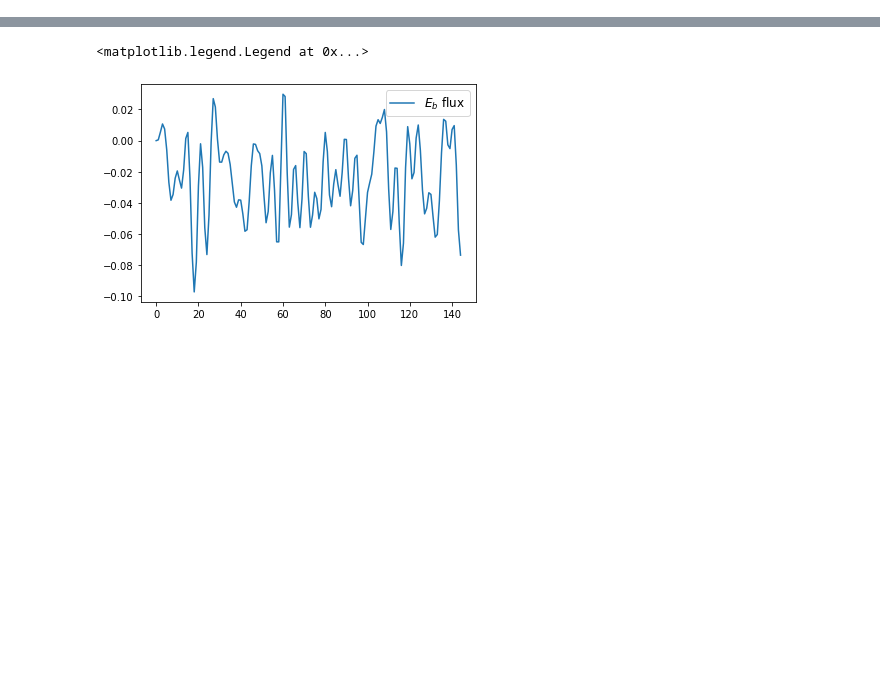
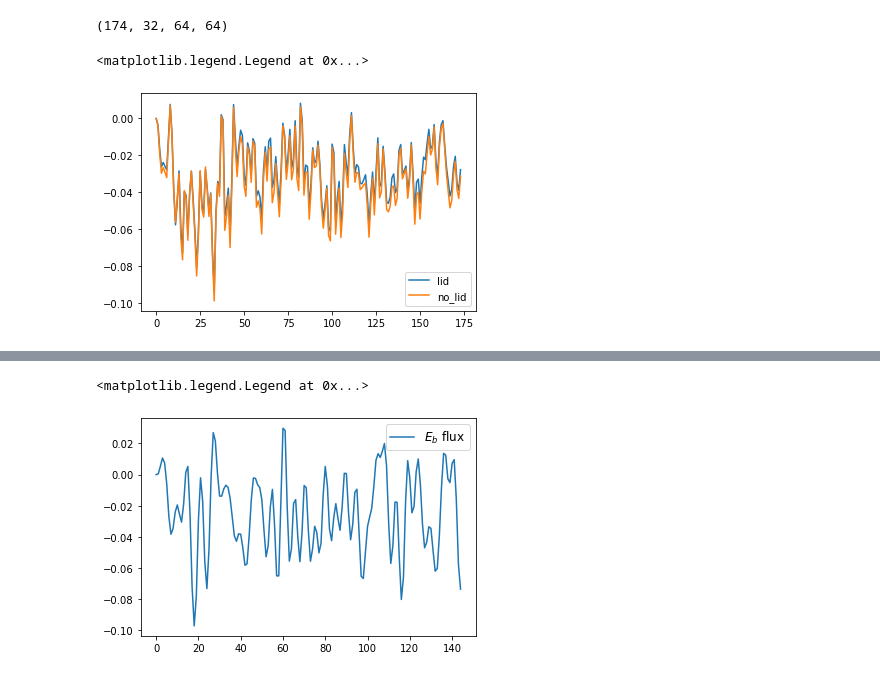
Before and after one commit to cpierard/Nyles, a Jupyter notebook: notebooks/Untitled.ipynb, the cells around one changed output, grey strips where cells are left out. Saved outputs shown, nothing was run; the diff lists cells and outputs as text; code cells hidden in the pictures; blank space fills up the shorter version.

```diff
--- a/notebooks/Untitled.ipynb
+++ b/notebooks/Untitled.ipynb
@@ -6,3 +7,3 @@ import numpy.ma as ma
 # %%
 #exp = diag.plume('../../data/Nyles/forced_plume_32z/', 'forced_plume_32z')
-exp = diag.plume('../../data/Nyles/plume_2days_pressure/', 'plume_2days_pressure')
+exp = diag.plume('../../data/Nyles/plume_2days_pressure_4/', 'plume_2days_pressure_4')
@@ -29,0 +47,14 @@ Ea = exp.APE_volume(0.3, 0.55)
+# %%
+exp.params['global_shape']
+# %% [output]
+(174, 32, 64, 64)
+# %%
+A = exp.Surface_flux('none', 0.3, 0.2)
+B = exp.Lateral_flux('none', 0.3, 0.2)
+# %%
+plt.plot(A, label='lid')
+plt.plot(B, label='no_lid')
+plt.legend()
+# %% [output]
+<matplotlib.legend.Legend at 0x...>
+[figure, added]
```
Also changed, not shown: parts of 13 cells of this notebook, 3 other files.
